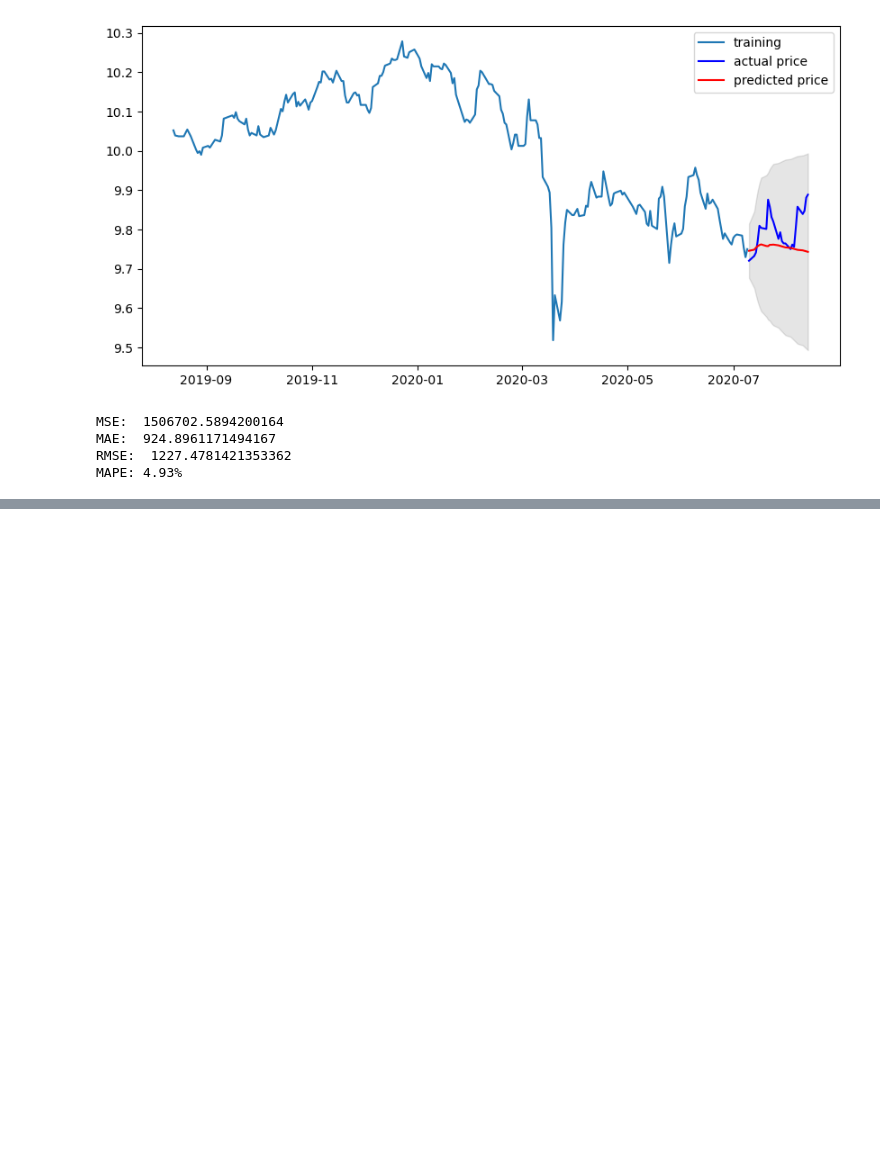
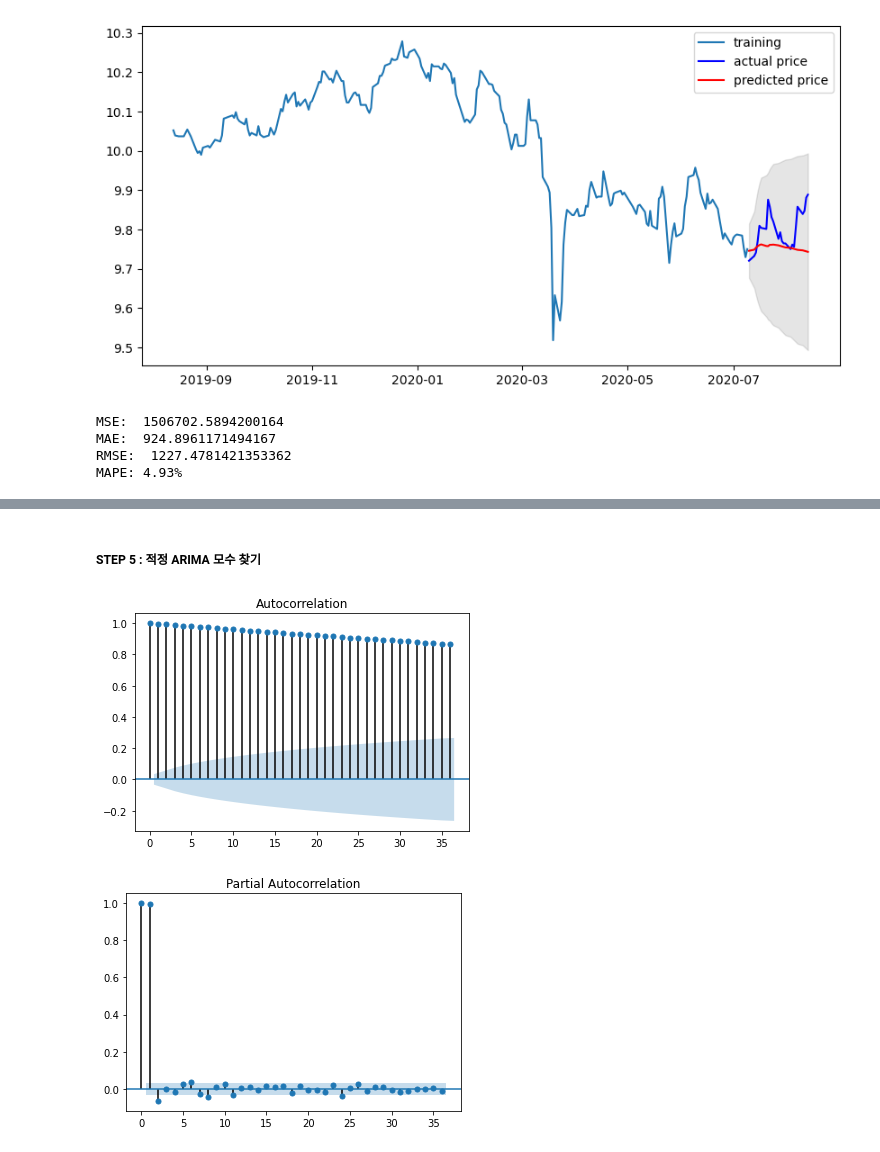
Before and after one commit to cheonsooho/first-repository, a Jupyter notebook: E6. 어제 오른 내 주식, 과연 내일은?.ipynb, the cells around one changed output, grey strips where cells are left out. Drawn from its saved outputs; the diff is of its cells as text; code cells hidden in the pictures; blank space fills up the shorter version.

```diff
--- a/E6. 어제 오른 내 주식, 과연 내일은?.ipynb
+++ b/E6. 어제 오른 내 주식, 과연 내일은?.ipynb
@@ -461,0 +575,11 @@ MAPE: 4.93%
+# %% [markdown]
+##### STEP 5 : 적정 ARIMA 모수 찾기
+# %%
+from statsmodels.graphics.tsaplots import plot_acf, plot_pacf
+
+plot_acf(ts_log)
+plot_pacf(ts_log)
+plt.show()
+# %% [output]
+[figure, added]
+[figure, added]
```
Also changed, not shown: parts of 15 cells of this notebook.
